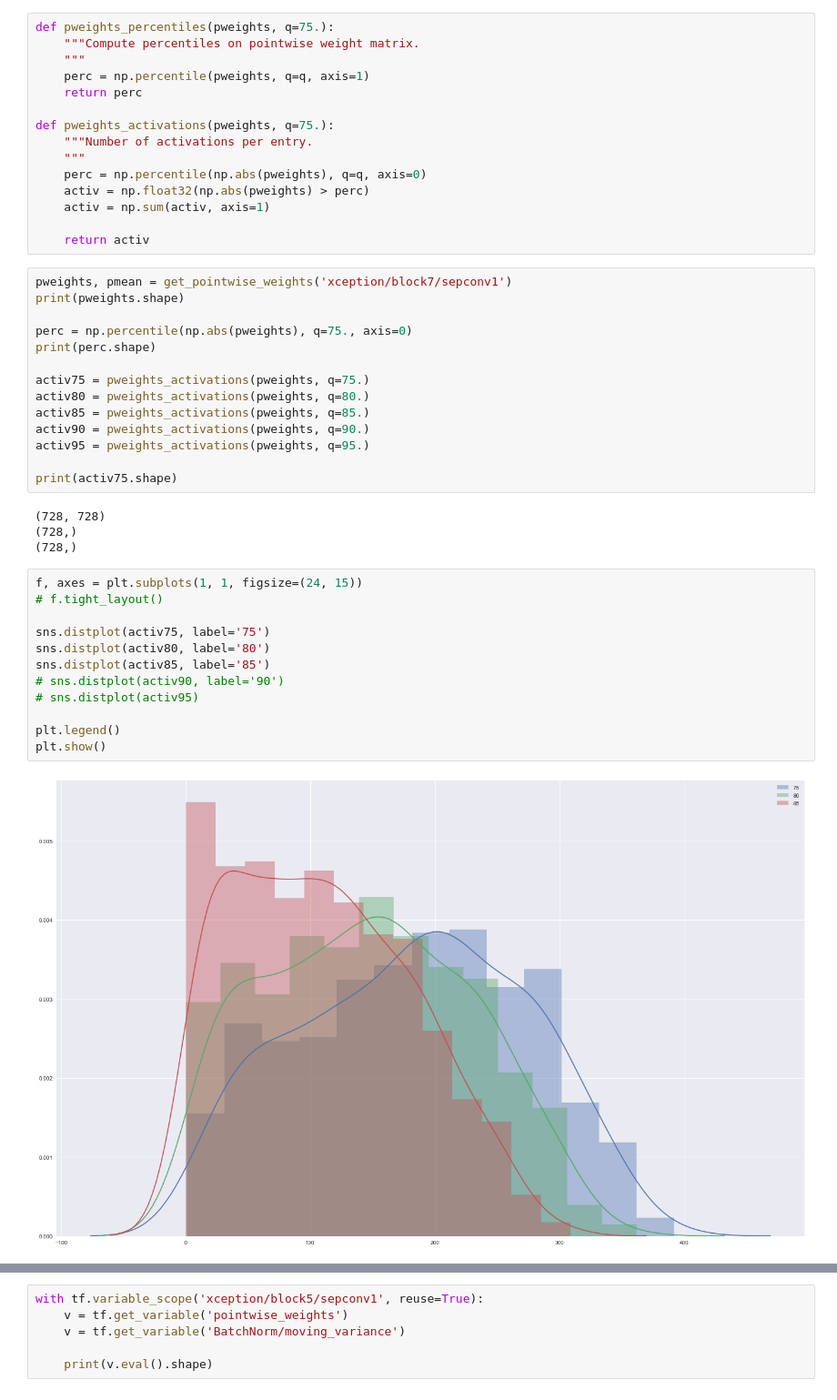
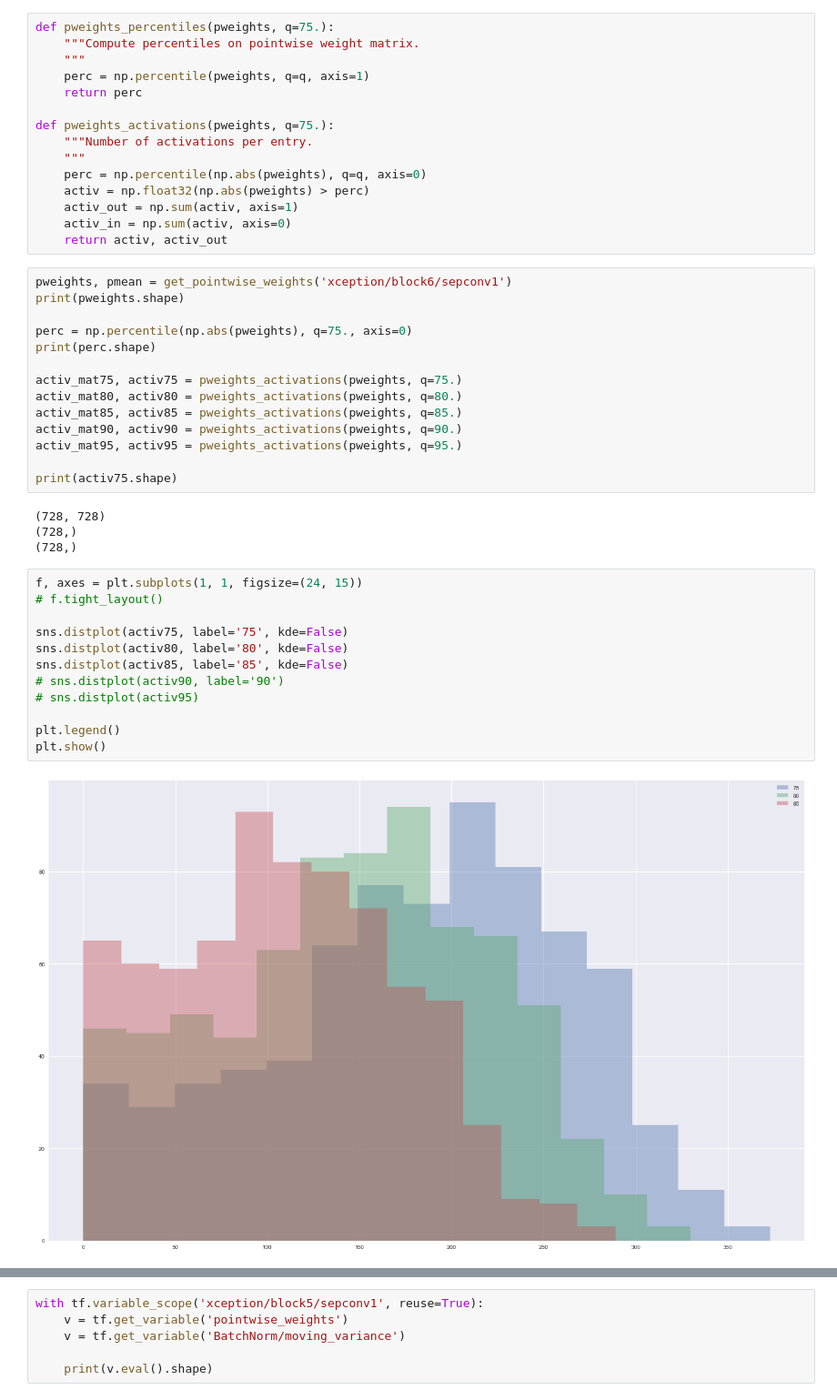
Before and after one commit to balancap/research_models, a Jupyter notebook: notebooks/xception_analysis.ipynb, the cells around one changed output, grey strips where cells are left out. Shown: that part at 91% size. Cells and saved outputs as stored; diff of their text form.

Commit message:
UPDATE: Xception notebook.

```diff
--- a/notebooks/xception_analysis.ipynb
+++ b/notebooks/xception_analysis.ipynb
@@ -79,21 +79,21 @@ def pweights_activations(pweights, q=75.):
     """
     perc = np.percentile(np.abs(pweights), q=q, axis=0)
     activ = np.float32(np.abs(pweights) > perc)
-    activ = np.sum(activ, axis=1)
-
-    return activ
+    activ_out = np.sum(activ, axis=1)
+    activ_in = np.sum(activ, axis=0)
+    return activ, activ_out
 # %%
-pweights, pmean = get_pointwise_weights('xception/block7/sepconv1')
+pweights, pmean = get_pointwise_weights('xception/block6/sepconv1')
 print(pweights.shape)
 
 perc = np.percentile(np.abs(pweights), q=75., axis=0)
 print(perc.shape)
 
-activ75 = pweights_activations(pweights, q=75.)
-activ80 = pweights_activations(pweights, q=80.)
-activ85 = pweights_activations(pweights, q=85.)
-activ90 = pweights_activations(pweights, q=90.)
-activ95 = pweights_activations(pweights, q=95.)
+activ_mat75, activ75 = pweights_activations(pweights, q=75.)
+activ_mat80, activ80 = pweights_activations(pweights, q=80.)
+activ_mat85, activ85 = pweights_activations(pweights, q=85.)
+activ_mat90, activ90 = pweights_activations(pweights, q=90.)
+activ_mat95, activ95 = pweights_activations(pweights, q=95.)
 
 print(activ75.shape)
 # %% [output]
@@ -103,14 +103,14 @@ print(activ75.shape)
 # %%
 f, axes = plt.subplots(1, 1, figsize=(24, 15))
 # f.tight_layout()
 
-sns.distplot(activ75, label='75')
-sns.distplot(activ80, label='80')
-sns.distplot(activ85, label='85')
+sns.distplot(activ75, label='75', kde=False)
+sns.distplot(activ80, label='80', kde=False)
+sns.distplot(activ85, label='85', kde=False)
 # sns.distplot(activ90, label='90')
 # sns.distplot(activ95)
 
 plt.legend()
 plt.show()
 # %% [output]
-[figure, old version]
+[figure, new version]
```
Also changed, not shown: parts of 4 cells of this notebook.
